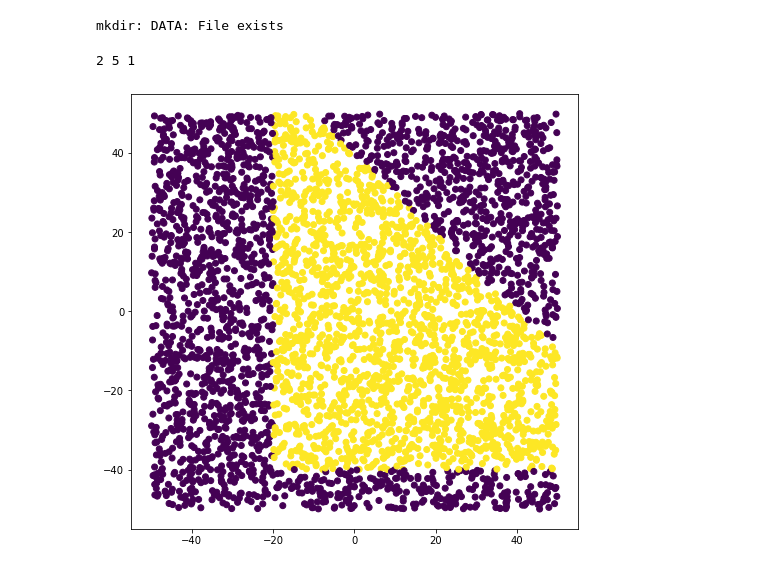
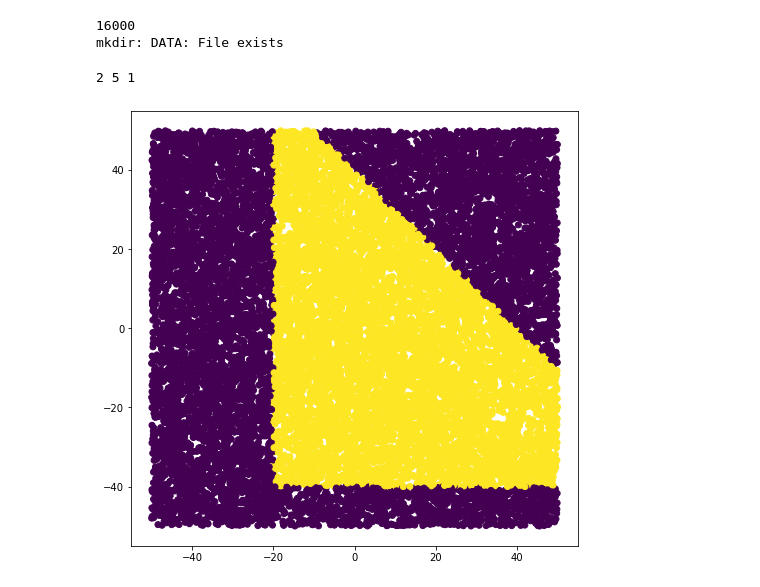
Before and after one commit to emabaci/LCP-mod.-B, a Jupyter notebook: task_1/generate_data_DNN_2022.ipynb, the cells around one changed output. Cells and saved outputs as stored; diff of their text form; code cells hidden in the pictures.

```diff
--- a/task_1/generate_data_DNN_2022.ipynb
+++ b/task_1/generate_data_DNN_2022.ipynb
@@ -3,37 +3,41 @@ import matplotlib.pyplot as plt
 import numpy as np
 
 # number of data
-N= 4000
+N_train = 12800
+perc_train = 0.8
+N = int( N_train / perc_train)
+print(N)
 # size of each sample
-L=2
+L = 2
 # box size
-B=100
+B = 100
 
 # to generate a folder
 !mkdir DATA
 # %% [output]
+16000
 mkdir: DATA: File exists
 # %%
 # posso importare gli header
 %run nonlinear_function.py
 
 TYPE=1
 
 # random seed for reproducibility --> stesso seed genera stessi dati
 np.random.seed(12345)
 print(np.random.randint(0,10),np.random.randint(0,10),np.random.randint(0,10))
 
 x,y = (np.random.random((N,2))-0.5)*B, np.zeros(N)
 for i in range(N):
     # label data according to a nonlinear function "f"
     y[i] = f(x[i],TYPE)
 
 plt.figure(figsize = (8,8))
 plt.scatter(x[:,0],x[:,1],c=y)
 plt.show
 
-np.savetxt(filename("data",TYPE),x)
-np.savetxt(filename("labels",TYPE),y,fmt="%d")
+np.savetxt(filename("data_16K",TYPE),x)
+np.savetxt(filename("labels_16K",TYPE),y,fmt="%d")
 # %% [output]
 2 5 1
-[figure, old version]
+[figure, new version]
```
Also changed, not shown: parts of 2 cells of this notebook, 3 other files.
